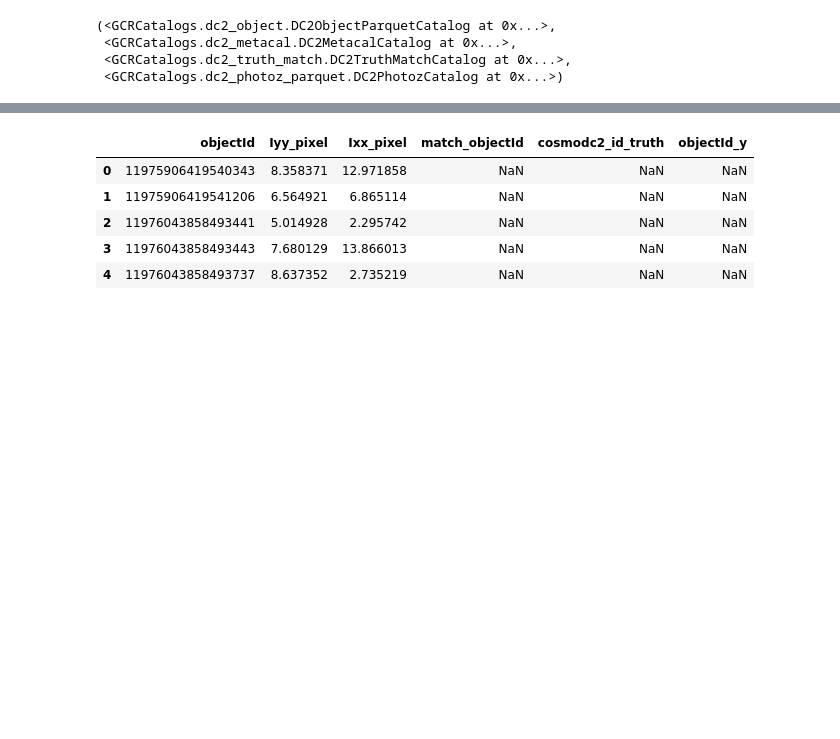
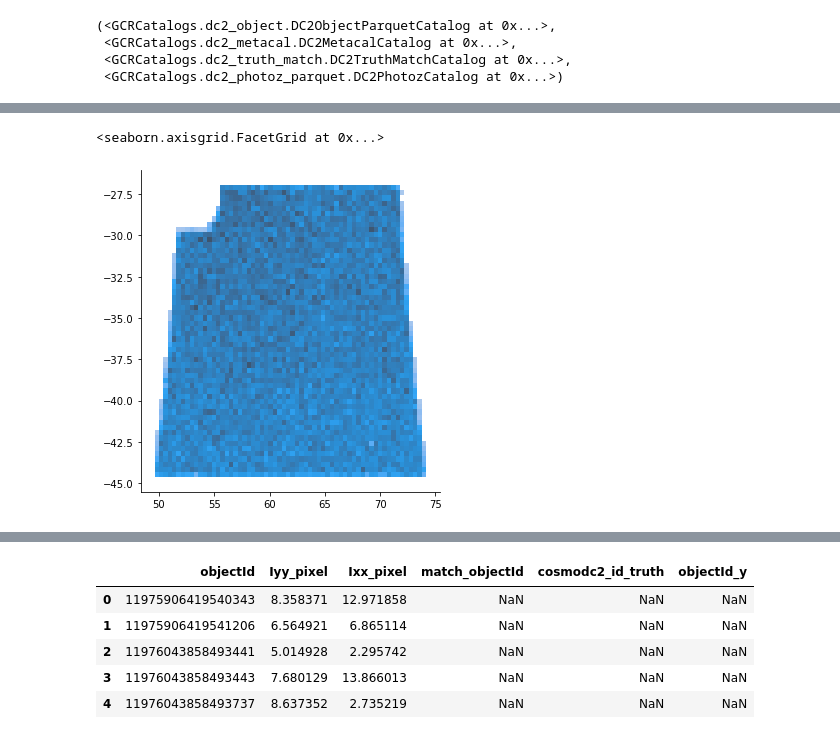
Before and after one commit to LSSTDESC/transient-host-sims, a Jupyter notebook: notebooks/get_image_moments.ipynb, the cells around one changed output, grey strips where cells are left out. Drawn from its saved outputs; the diff is of its cells as text; code cells hidden in the pictures; blank space fills up the shorter version.

```diff
--- a/notebooks/get_image_moments.ipynb
+++ b/notebooks/get_image_moments.ipynb
@@ -94,0 +79,14 @@ cat.catalogs[0].list_all_quantities()
+# %%
+obj = cat.catalogs[0].get_quantities(['ra','dec'])
+# %%
+objlen = len(obj['ra'])
+# %%
+idx = np.random.choice(np.arange(objlen),size=int(objlen/1000.), replace=False)
+# %%
+ra  = obj['ra'][idx]
+dec = obj['dec'][idx]
+# %%
+sns.displot(x=ra, y=dec)
+# %% [output]
+<seaborn.axisgrid.FacetGrid at 0x...>
+[figure, added]
```
Also changed, not shown: parts of 7 cells of this notebook.
